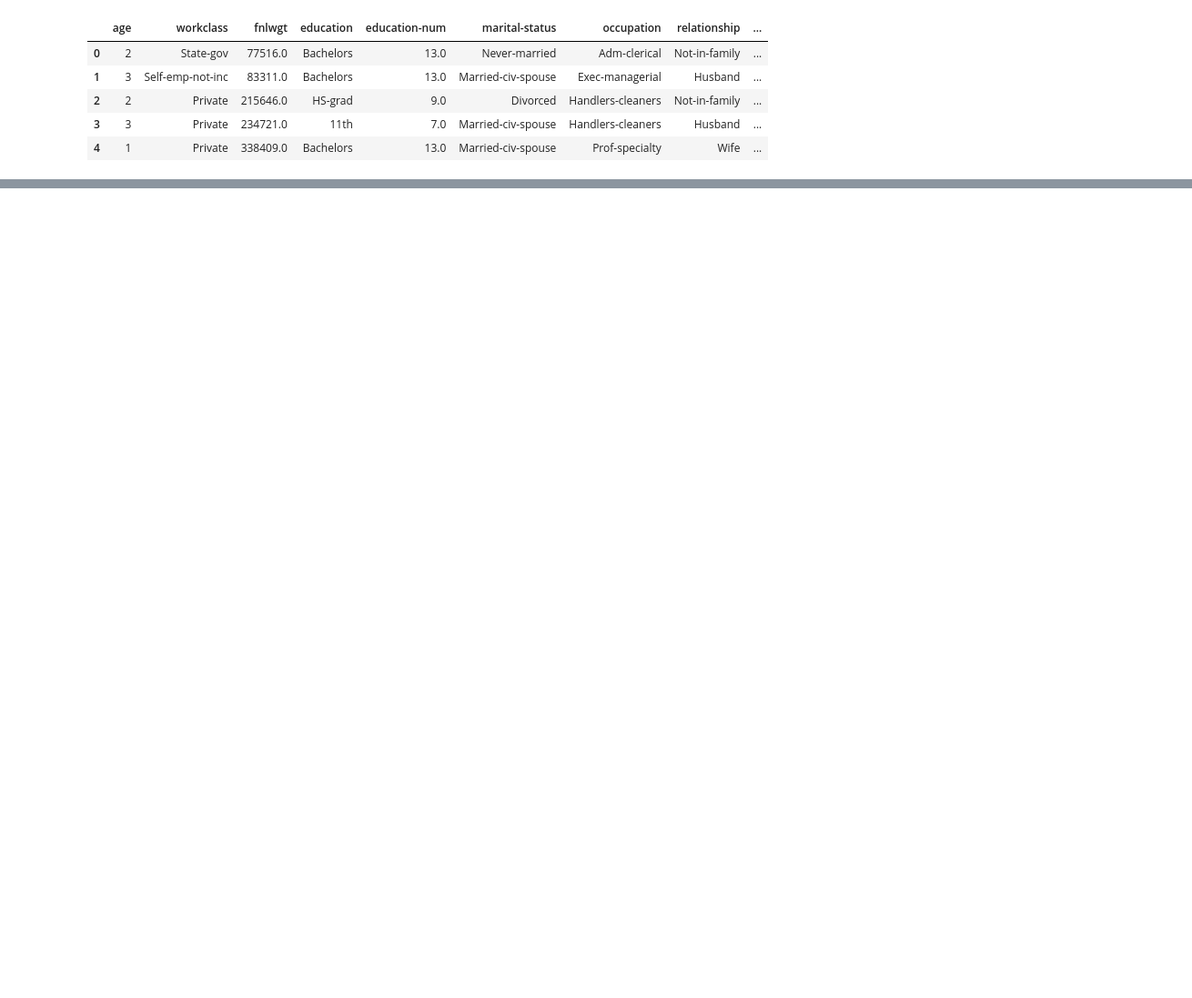
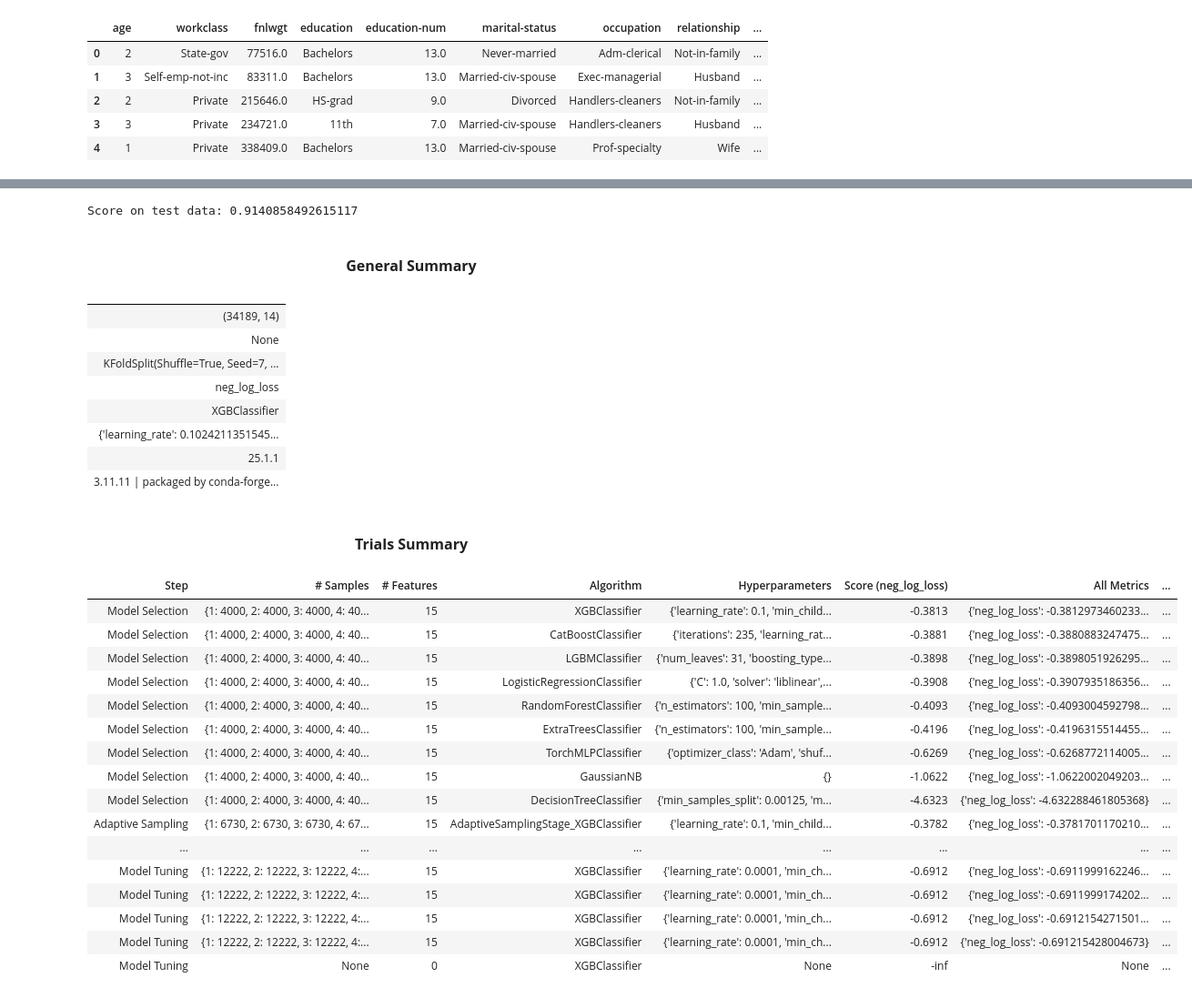
Before and after one commit to ancodia808/oracle_datascience_demo, a Jupyter notebook: automlx-classifier.ipynb, the cells around one changed output, grey strips where cells are left out. Shown at 91% size. Drawn from its saved outputs; the diff is of its cells as text; code cells hidden in the pictures; blank space fills up the shorter version.

```diff
--- a/automlx-classifier.ipynb
+++ b/automlx-classifier.ipynb
@@ -98,0 +167,40 @@ df.head()
+# %%
+# Evaluate the effectiveness of the module
+y_proba = est1.predict_proba(X_test)
+score_default = roc_auc_score(y_test, y_proba[:, 1])
+
+print(f'Score on test data: {score_default}')
+# %% [output]
+Score on test data: 0.9140858492615117
+# %%
+# Summarize the AutoML activity
+est1.print_summary()
+# %% [output]
+General Summary
+|  |
+| (34189, 14) |
+| None |
+| KFoldSplit(Shuffle=True, Seed=7, ... |
+| neg_log_loss |
+| XGBClassifier |
+| {'learning_rate': 0.1024211351545... |
+| 25.1.1 |
+| 3.11.11 | packaged by conda-forge... |
+Trials Summary
+| Step | # Samples | # Features | Algorithm | Hyperparameters | Score (neg_log_loss) | All Metrics | ... |
+| Model Selection | {1: 4000, 2: 4000, 3: 4000, 4: 40... | 15 | XGBClassifier | {'learning_rate': 0.1, 'min_child... | -0.3813 | {'neg_log_loss': -0.3812973460233... | ... |
+| Model Selection | {1: 4000, 2: 4000, 3: 4000, 4: 40... | 15 | CatBoostClassifier | {'iterations': 235, 'learning_rat... | -0.3881 | {'neg_log_loss': -0.3880883247475... | ... |
+| Model Selection | {1: 4000, 2: 4000, 3: 4000, 4: 40... | 15 | LGBMClassifier | {'num_leaves': 31, 'boosting_type... | -0.3898 | {'neg_log_loss': -0.3898051926295... | ... |
+| Model Selection | {1: 4000, 2: 4000, 3: 4000, 4: 40... | 15 | LogisticRegressionClassifier | {'C': 1.0, 'solver': 'liblinear',... | -0.3908 | {'neg_log_loss': -0.3907935186356... | ... |
+| Model Selection | {1: 4000, 2: 4000, 3: 4000, 4: 40... | 15 | RandomForestClassifier | {'n_estimators': 100, 'min_sample... | -0.4093 | {'neg_log_loss': -0.4093004592798... | ... |
+| Model Selection | {1: 4000, 2: 4000, 3: 4000, 4: 40... | 15 | ExtraTreesClassifier | {'n_estimators': 100, 'min_sample... | -0.4196 | {'neg_log_loss': -0.4196315514455... | ... |
+| Model Selection | {1: 4000, 2: 4000, 3: 4000, 4: 40... | 15 | TorchMLPClassifier | {'optimizer_class': 'Adam', 'shuf... | -0.6269 | {'neg_log_loss': -0.6268772114005... | ... |
+| Model Selection | {1: 4000, 2: 4000, 3: 4000, 4: 40... | 15 | GaussianNB | {} | -1.0622 | {'neg_log_loss': -1.0622002049203... | ... |
+| Model Selection | {1: 4000, 2: 4000, 3: 4000, 4: 40... | 15 | DecisionTreeClassifier | {'min_samples_split': 0.00125, 'm... | -4.6323 | {'neg_log_loss': -4.632288461805368} | ... |
+| Adaptive Sampling | {1: 6730, 2: 6730, 3: 6730, 4: 67... | 15 | AdaptiveSamplingStage_XGBClassifier | {'learning_rate': 0.1, 'min_child... | -0.3782 | {'neg_log_loss': -0.3781701170210... | ... |
+| ... | ... | ... | ... | ... | ... | ... | ... |
+| Model Tuning | {1: 12222, 2: 12222, 3: 12222, 4:... | 15 | XGBClassifier | {'learning_rate': 0.0001, 'min_ch... | -0.6912 | {'neg_log_loss': -0.6911999162246... | ... |
+| Model Tuning | {1: 12222, 2: 12222, 3: 12222, 4:... | 15 | XGBClassifier | {'learning_rate': 0.0001, 'min_ch... | -0.6912 | {'neg_log_loss': -0.6911999174202... | ... |
+| Model Tuning | {1: 12222, 2: 12222, 3: 12222, 4:... | 15 | XGBClassifier | {'learning_rate': 0.0001, 'min_ch... | -0.6912 | {'neg_log_loss': -0.6912154271501... | ... |
+| Model Tuning | {1: 12222, 2: 12222, 3: 12222, 4:... | 15 | XGBClassifier | {'learning_rate': 0.0001, 'min_ch... | -0.6912 | {'neg_log_loss': -0.691215428004673} | ... |
+| Model Tuning | None | 0 | XGBClassifier | None | -inf | None | ... |
```
Also changed, not shown: parts of 11 cells of this notebook.
